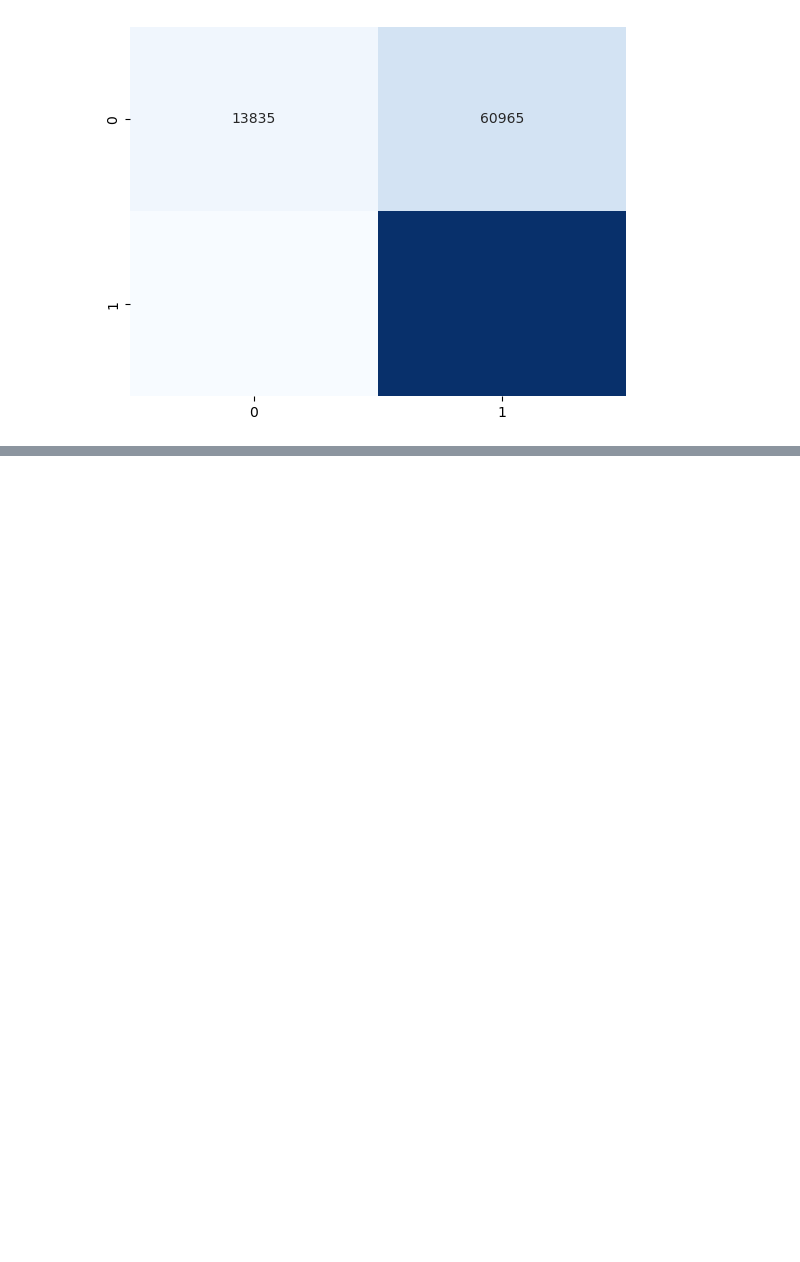
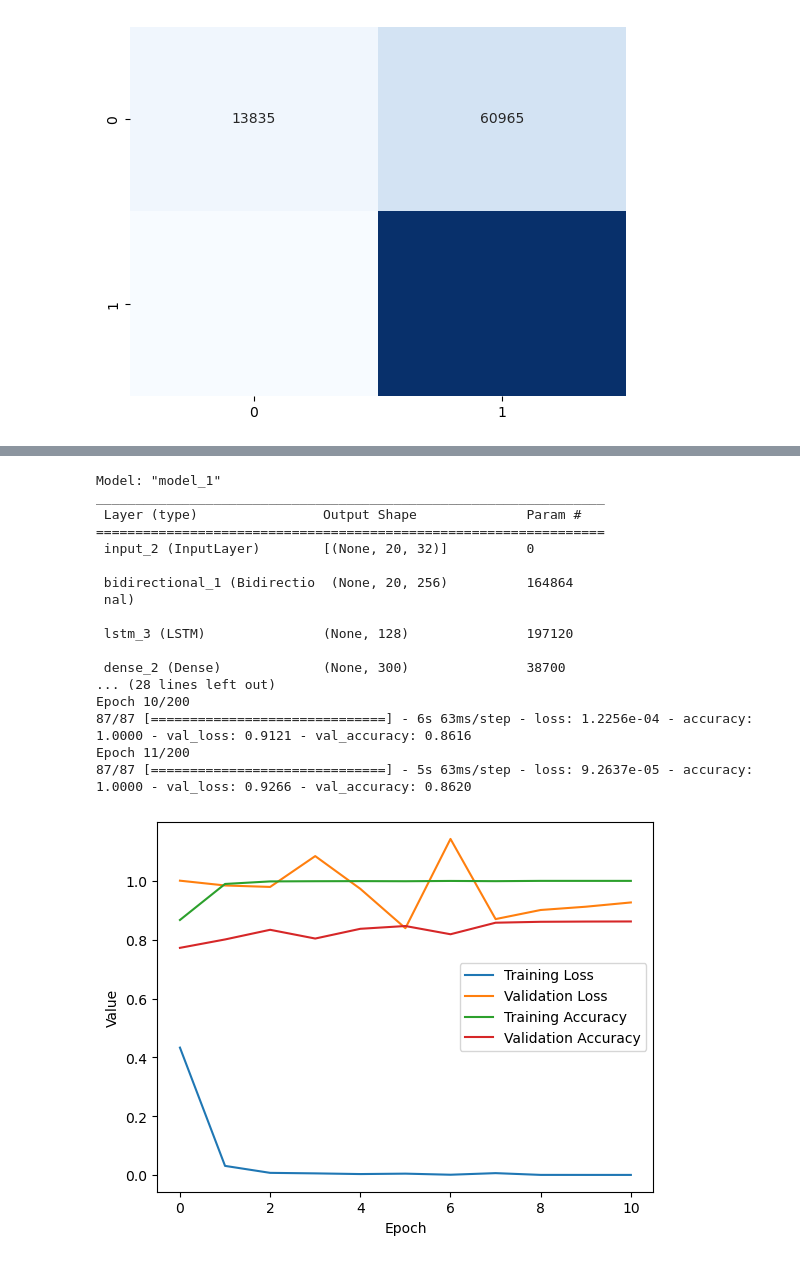
Before and after one commit to bns1808/MECE788Group1, a Jupyter notebook: main/RF and LSTM combined - TK.ipynb, the cells around one changed output, grey strips where cells are left out. Drawn from its saved outputs; the diff is of its cells as text; code cells hidden in the pictures; blank space fills up the shorter version.

Commit message:
Finished combined model

```diff
--- a/main/RF and LSTM combined - TK.ipynb
+++ b/main/RF and LSTM combined - TK.ipynb
@@ -220,0 +223,6 @@ Accuracy: 0.8398404255319148
+# %%
+# Get the index from filtered_results_df
+filtered_index = filtered_results_df.index
+
+# Filter combined_df_test using the index
+filtered_combined_df_test = combined_df_test.loc[filtered_index]
@@ -220,0 +428,56 @@ Accuracy: 0.8398404255319148
+# %%
+def LSTM_model(X_train,y_train):
+    # Define input layer
+    input_layer = Input(shape=(X_train.shape[1],X_train.shape[2]))
+
+    # Define encoder layers
+    encoded = Bidirectional(LSTM(128,activation="tanh",return_sequences=True))(input_layer)
+    encoded = LSTM(128, activation="tanh")(encoded)
+
+    # Define decoder layers
+    decoded = Dense(300, activation='selu')(encoded)
+    decoded = Dropout(0.5)(decoded)
+    decoded = Dense(y_train.shape[1], activation='softmax')(decoded)
+
+    # Define LSTM model
+    lstm_model = Model(inputs=input_layer, outputs=decoded)
+    # Compile LSTM  model
+    lstm_model.compile(loss='categorical_crossentropy', optimizer='adam', metrics=['accuracy'])
+    return lstm_model
+# %%
+# Define early stopping callback to monitor validation loss and stop if it doesn't improve for 5 epochs
+early_stop = EarlyStopping(monitor='val_loss', patience=5)
+# Create model
+model = LSTM_model(X_train_sc,Y_train_enc)
+model.summary()
+# Train the model with 20 epochs and batch size of 32, using the early stopping callback
+history = model.fit(X_train_sc, Y_train_enc, epochs=200, batch_size=256, validation_data=(X_cv_sc, Y_cv_enc), callbacks=[early_stop])
+
+# Plot the training history for loss and accuracy
+plt.plot(history.history['loss'], label='Training Loss')
+plt.plot(history.history['val_loss'], label='Validation Loss')
+plt.plot(history.history['accuracy'], label='Training Accuracy')
+plt.plot(history.history['val_accuracy'], label='Validation Accuracy')
+plt.xlabel('Epoch')
+plt.ylabel('Value')
+plt.legend()
+plt.show()
+# %% [output]
+Model: "model_1"
+_________________________________________________________________
+ Layer (type)                Output Shape              Param #
+=================================================================
+ input_2 (InputLayer)        [(None, 20, 32)]          0
+
+ bidirectional_1 (Bidirectio  (None, 20, 256)          164864
+ nal)
+
+ lstm_3 (LSTM)               (None, 128)               197120
+
+ dense_2 (Dense)             (None, 300)               38700
+... (28 lines left out)
+Epoch 10/200
+87/87 [==============================] - 6s 63ms/step - loss: 1.2256e-04 - accuracy: 1.0000 - val_loss: 0.9121 - val_accuracy: 0.8616
+Epoch 11/200
+87/87 [==============================] - 5s 63ms/step - loss: 9.2637e-05 - accuracy: 1.0000 - val_loss: 0.9266 - val_accuracy: 0.8620
+[figure, added]
```
Also changed, not shown: parts of 11 cells of this notebook.
